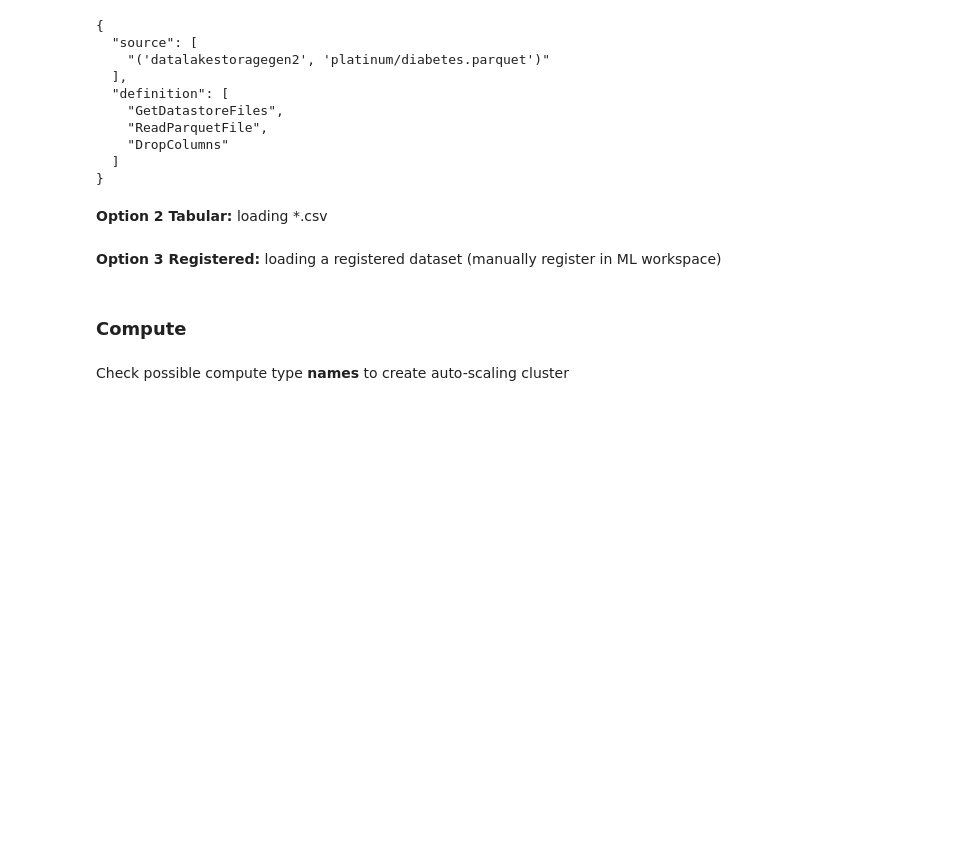
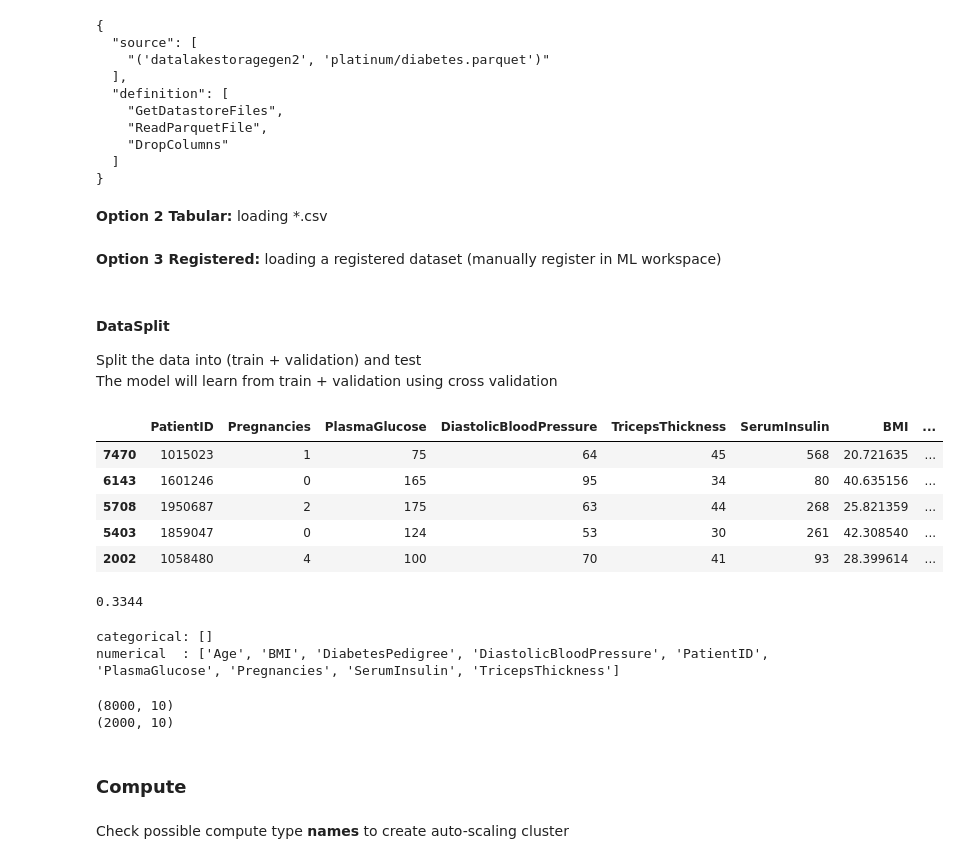
Before and after one commit to albert-kevin/azuremachinelearning, a Jupyter notebook: code/notebooks/howto_azure-machine-learning.ipynb, the cells around one changed output. Drawn from its saved outputs; the diff is of its cells as text; code cells hidden in the pictures; blank space fills up the shorter version.

```diff
--- a/code/notebooks/howto_azure-machine-learning.ipynb
+++ b/code/notebooks/howto_azure-machine-learning.ipynb
@@ -248,3 +261,18 @@ ws.datasets
 dataset = Dataset.get_by_name(ws, 'diabetes_parquet_from_datastore_datalakegen2')
 # show dataset settings
 dataset
+# %% [markdown]
+#### DataSplit
+Split the data into (train + validation) and test
+The model will learn from train + validation using cross validation
+# %%
+# Load all records from the dataset into a pandas DataFrame
+df = dataset.to_pandas_dataframe()
+df.sample(5)
+# %% [output]
+|  | PatientID | Pregnancies | PlasmaGlucose | DiastolicBloodPressure | TricepsThickness | SerumInsulin | BMI | ... |
+| 7470 | 1015023 | 1 | 75 | 64 | 45 | 568 | 20.721635 | ... |
+| 6143 | 1601246 | 0 | 165 | 95 | 34 | 80 | 40.635156 | ... |
+| 5708 | 1950687 | 2 | 175 | 63 | 44 | 268 | 25.821359 | ... |
+| 5403 | 1859047 | 0 | 124 | 53 | 30 | 261 | 42.308540 | ... |
+| 2002 | 1058480 | 4 | 100 | 70 | 41 | 93 | 28.399614 | ... |
@@ -250,0 +285,15 @@ dataset
+# %%
+# calculate the target incidence (preferred > 5%)
+np.sum(y)/len(y)
+# %% [output]
+0.3344
+# %%
+# store the dummy columns for each categorical feature
+categorical = [col for col, value in X.iteritems() if value.dtype == 'object']
+print(f"categorical: {categorical}")
+# store the numerical columns for each numerical feature
+numerical = list(X.columns.difference(categorical))
+print(f"numerical  : {numerical}")
+# %% [output]
+categorical: []
+numerical  : ['Age', 'BMI', 'DiabetesPedigree', 'DiastolicBloodPressure', 'PatientID', 'PlasmaGlucose', 'Pregnancies', 'SerumInsulin', 'TricepsThickness']
@@ -251,3 +308,13 @@ dataset
+# %%
+# train + validation (~we call it training_data)
+training_data = pd.concat([x_train, y_train], axis=1)
+print(training_data.shape)
+# test (~we call it validation_data)
+validation_data = pd.concat([x_test, y_test], axis=1)
+print(validation_data.shape)
+# %% [output]
+(8000, 10)
+(2000, 10)
 # %% [markdown]
 ### Compute
 # %% [markdown]
```
Also changed, not shown: parts of 32 cells of this notebook.
